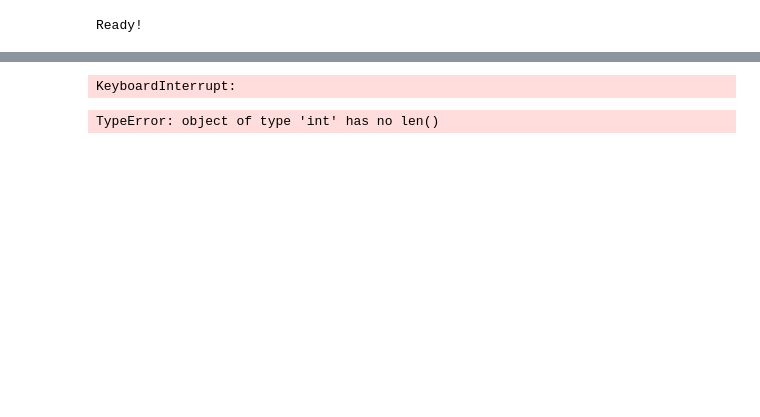
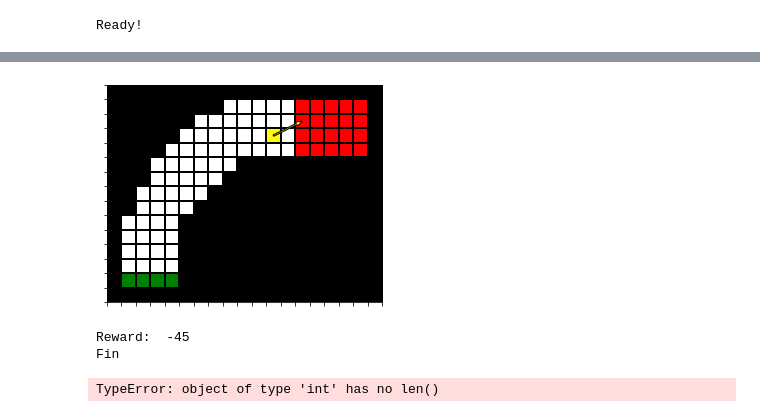
Before and after one commit to fj317/ReinforcedLearningAgents, a Jupyter notebook: rl_cw/rl_cw_2_racetrack.ipynb, the cells around one changed output, grey strips where cells are left out. Cells and saved outputs as stored; diff of their text form; code cells hidden in the pictures; blank space fills up the shorter version.

```diff
--- a/rl_cw/rl_cw_2_racetrack.ipynb
+++ b/rl_cw/rl_cw_2_racetrack.ipynb
@@ -269,20 +268,25 @@ defaultdict(<class 'float'>,
 # %%
 def playGame(policy):
     state = env.reset()
     episode = [state]
     terminal = False
+    totalReward = 0
     while terminal == False:
         env.render()
         actionIndex = dictionaryRandomChoice(policy, state)
         state, reward, terminal = env.step(actionIndex)
+        totalReward += reward
         episode.append(state)
+    return totalReward
 
-
-playGame(policy)
+totalReward = playGame(policy)
 #pprint.pprint(policy)
+print("Reward: ", totalReward)
 print("Fin")
 # %% [output]
+[figure, added]
-KeyboardInterrupt:
+Reward:  -45
+Fin
 # %%
 from racetrack_env import plot_results
 from racetrack_env import simple_issue_checking
```
Also changed, not shown: parts of 4 cells of this notebook.
